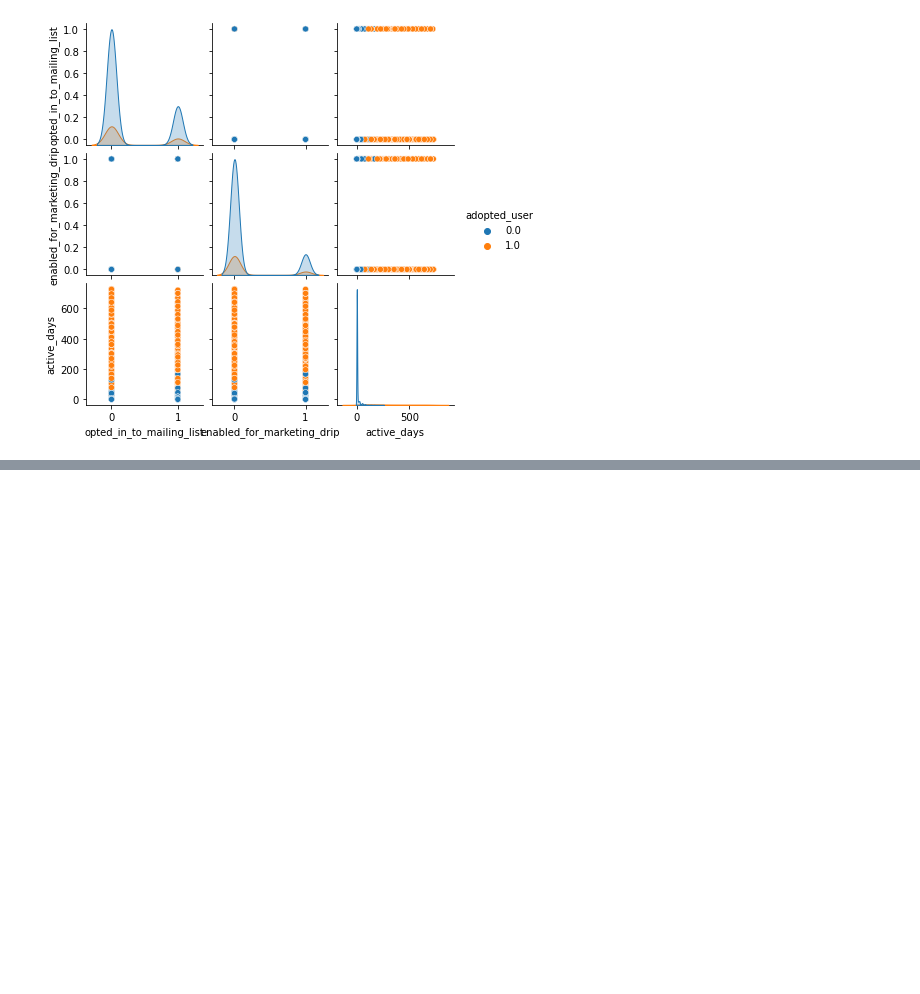
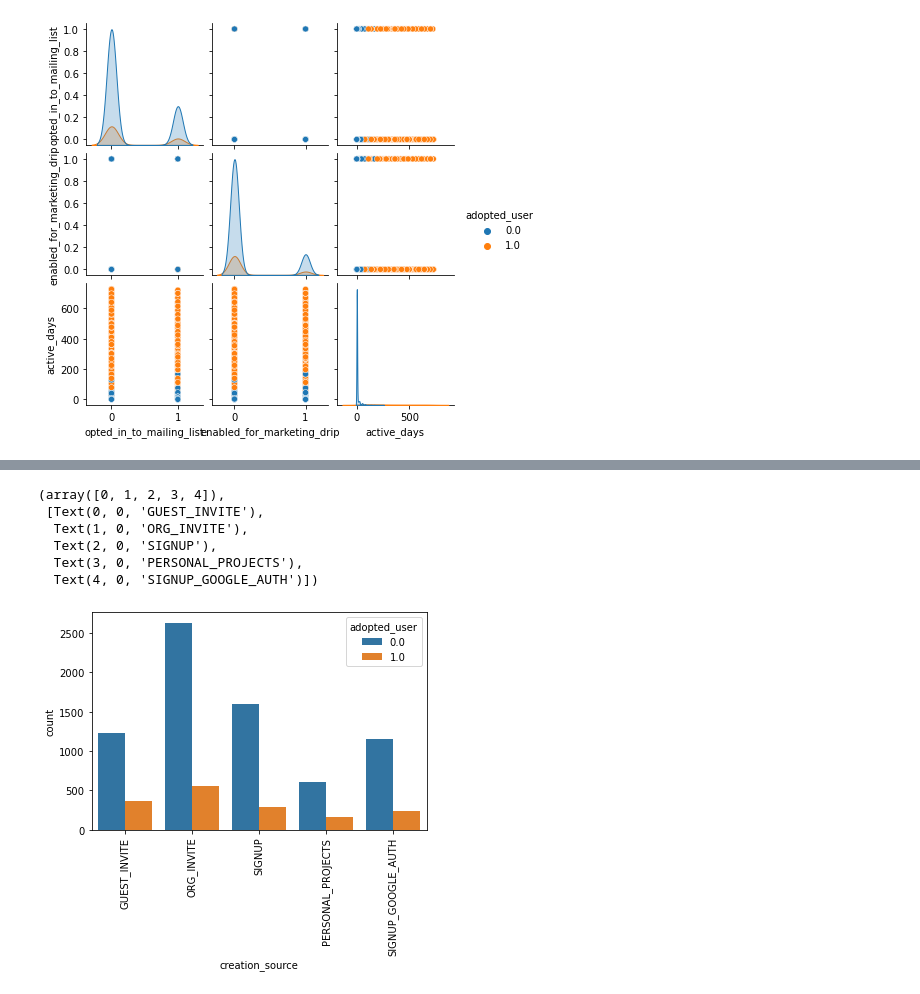
Before and after one commit to taehyun53/relax_challenge, a Jupyter notebook: Soft.ipynb, the cells around one changed output, grey strips where cells are left out. Drawn from its saved outputs; the diff is of its cells as text; code cells hidden in the pictures; blank space fills up the shorter version.

```diff
--- a/Soft.ipynb
+++ b/Soft.ipynb
@@ -497,0 +409,11 @@ model_rf, Xtrain, ytrain, Xtest, ytest = do_classify(model_rf, parameters_rf,
+# %%
+_ = sns.countplot(x = 'creation_source', data = merged_df, hue = 'adopted_user')
+_ = plt.xticks(rotation= 90)
+# %% [output]
+(array([0, 1, 2, 3, 4]),
+ [Text(0, 0, 'GUEST_INVITE'),
+  Text(1, 0, 'ORG_INVITE'),
+  Text(2, 0, 'SIGNUP'),
+  Text(3, 0, 'PERSONAL_PROJECTS'),
+  Text(4, 0, 'SIGNUP_GOOGLE_AUTH')])
+[figure, added]
```
Also changed, not shown: parts of 27 cells of this notebook, 3 other files.
